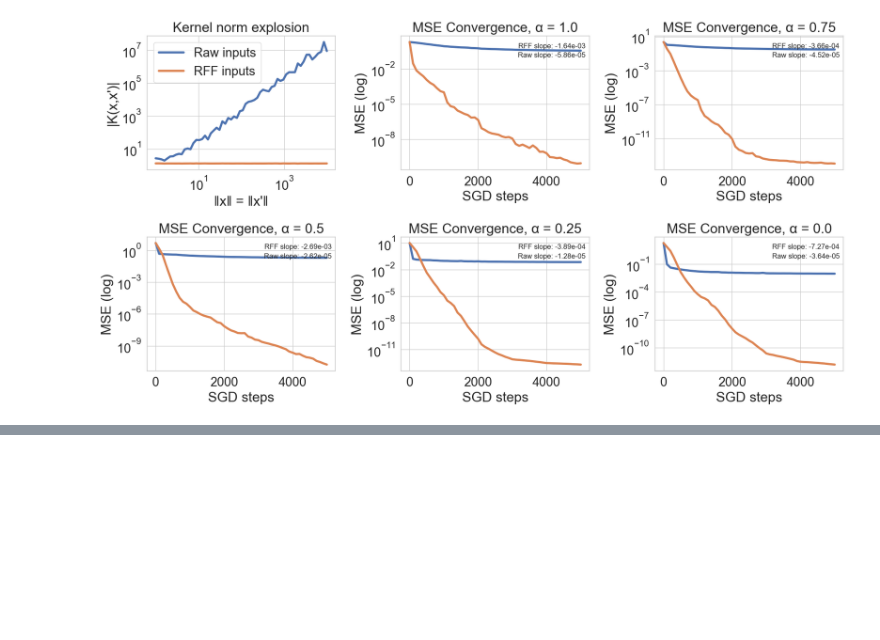
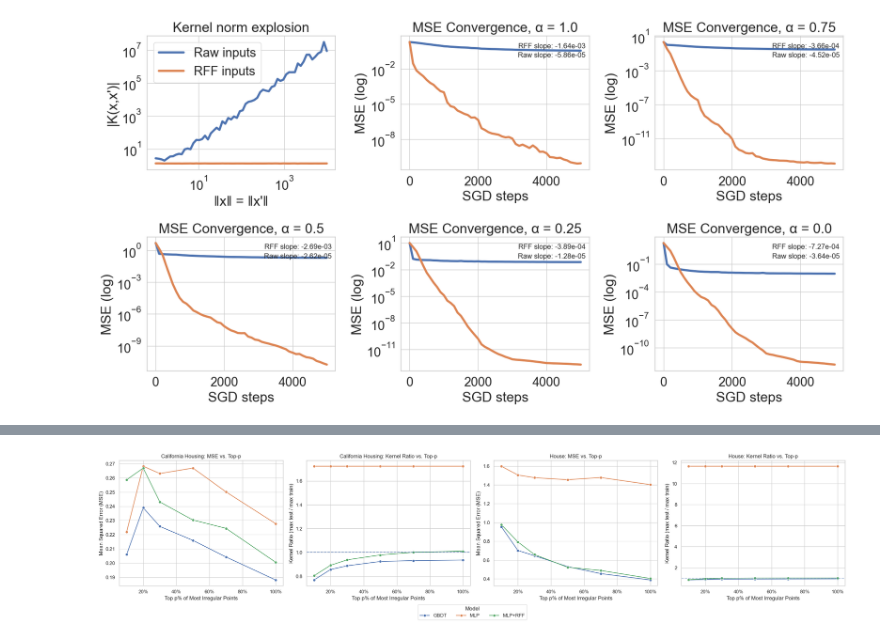
Before and after one commit to mrsergazinov/tabular-dl-goes-fourier, a Jupyter notebook: paper_figures.ipynb, the cells around one changed output, grey strips where cells are left out. Saved outputs shown, nothing was run; the diff lists cells and outputs as text; code cells hidden in the pictures; blank space fills up the shorter version.

Commit message:
New experiment -- kernel ratio, mse, data irregularity

```diff
--- a/paper_figures.ipynb
+++ b/paper_figures.ipynb
@@ -417,0 +1125,90 @@ fig = panel.plot(grid_layout=(2, 3), figsize_per_panel=(5, 8))
+# %%
+import pandas as pd
+import matplotlib.pyplot as plt
+import seaborn as sns
+from matplotlib.ticker import PercentFormatter
+
+# --- Load & tag datasets ---
+df1 = pd.read_csv("california_top_p_metrics.csv")
+df1["dataset"] = "California Housing"
+
+df2 = pd.read_csv("house_top_p_metrics.csv")
+df2["dataset"] = "House"
+
+df = pd.concat([df1, df2], ignore_index=True)
+
+# --- Long-form for MSE ---
+mse_melt = df.melt(
+    id_vars=["dataset", "top_p", "n"],
+    value_vars=["MSE_GBDT", "MSE_MLP", "MSE_MLP_RFF"],
+    var_name="model_raw",
+    value_name="MSE"
+)
+mse_melt["model"] = mse_melt["model_raw"].map({
+    "MSE_GBDT": "GBDT",
+    "MSE_MLP": "MLP",
+    "MSE_MLP_RFF": "MLP+RFF"
+})
+
+# --- Long-form for Kernel Ratios ---
+# (Adjust column names if yours differ; these match the scaffold we discussed.)
+kr_cols = ["kernel_ratio_tree", "kernel_ratio_mlp", "kernel_ratio_mlp_rff"]
+present_kr = [c for c in kr_cols if c in df.columns]
+assert present_kr, "No kernel ratio columns found. Expected one of: " + ", ".join(kr_cols)
+
+kr_melt = df.melt(
+    id_vars=["dataset", "top_p", "n"],
+    value_vars=present_kr,
+    var_name="model_raw",
+    value_name="kernel_ratio"
+)
+kr_melt["model"] = kr_melt["model_raw"].map({
+    "kernel_ratio_tree": "GBDT",
+    "kernel_ratio_mlp": "MLP",
+    "kernel_ratio_mlp_rff": "MLP+RFF"
+})
+
+# --- Plot: 1 row, 4 columns ---
+sns.set(style="whitegrid")
+fig, axes = plt.subplots(1, 4, figsize=(24, 5), sharex=True)
+
+datasets = ["California Housing", "House"]
+for i, ds in enumerate(datasets):
+    # Left panel of the pair: MSE
+    ax_mse = axes[2*i]
+    sub_mse = mse_melt[mse_melt["dataset"] == ds]
+    sns.lineplot(
+        data=sub_mse, x="top_p", y="MSE", hue="model",
+        marker="o", dashes=False, ax=ax_mse
+    )
+    ax_mse.set_title(f"{ds}: MSE vs. Top-p")
+    ax_mse.set_xlabel("Top p% of Most Irregular Points")
+    ax_mse.set_ylabel("Mean Squared Error (MSE)")
+    ax_mse.xaxis.set_major_formatter(PercentFormatter(xmax=1.0))
+    ax_mse.legend_.remove()  # we'll add a single legend later
+
+    # Right panel of the pair: Kernel ratio
+    ax_kr = axes[2*i + 1]
+    sub_kr = kr_melt[kr_melt["dataset"] == ds]
+    sns.lineplot(
+        data=sub_kr, x="top_p", y="kernel_ratio", hue="model",
+        marker="o", dashes=False, ax=ax_kr
+    )
+    ax_kr.axhline(1.0, ls="--", alpha=0.6)  # reference line: test/train = 1
+    ax_kr.set_title(f"{ds}: Kernel Ratio vs. Top-p")
+    ax_kr.set_xlabel("Top p% of Most Irregular Points")
+    ax_kr.set_ylabel("Kernel Ratio (max test / max train)")
+    ax_kr.xaxis.set_major_formatter(PercentFormatter(xmax=1.0))
+    ax_kr.legend_.remove()
+
+# --- Single shared legend (from the first panel’s handles/labels) ---
+handles, labels = axes[0].get_legend_handles_labels()
+# put legend to lower center, outside the plot
+fig.legend(handles, labels, title="Model", loc="lower center", ncol=3, frameon=True, bbox_to_anchor=(0.5, -0.1))
+plt.savefig("figure3.pdf", bbox_inches="tight")
+plt.tight_layout()
+plt.show()
+# Optionally: fig.savefig("top_p_mse_kernelratio_panels.png", dpi=200, bbox_inches="tight")
+# save the figure in pdf
+# %% [output]
+[figure, added]
```
Also changed, not shown: parts of 5 cells of this notebook, 10 other files.
